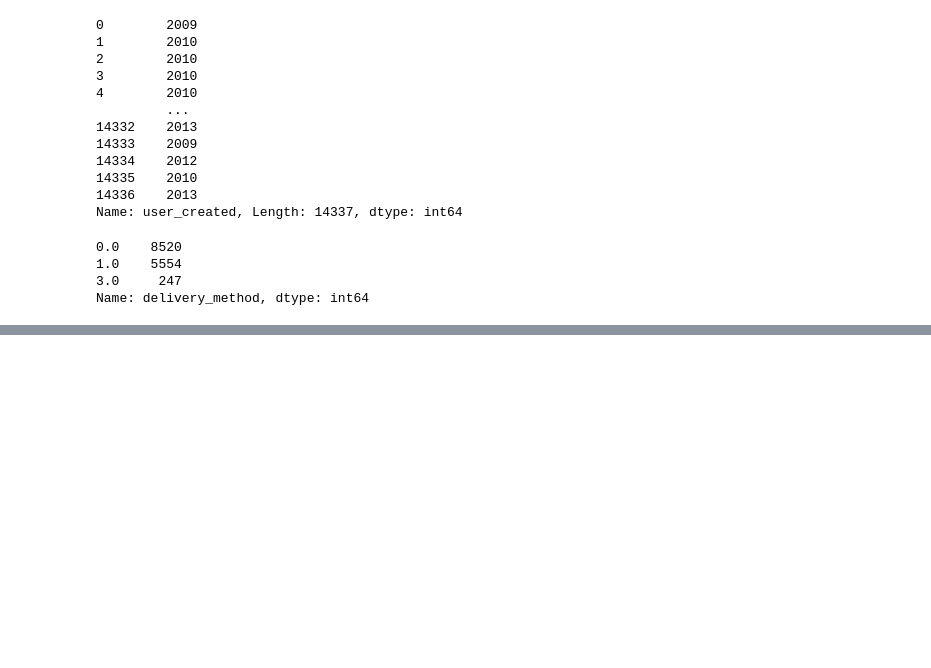
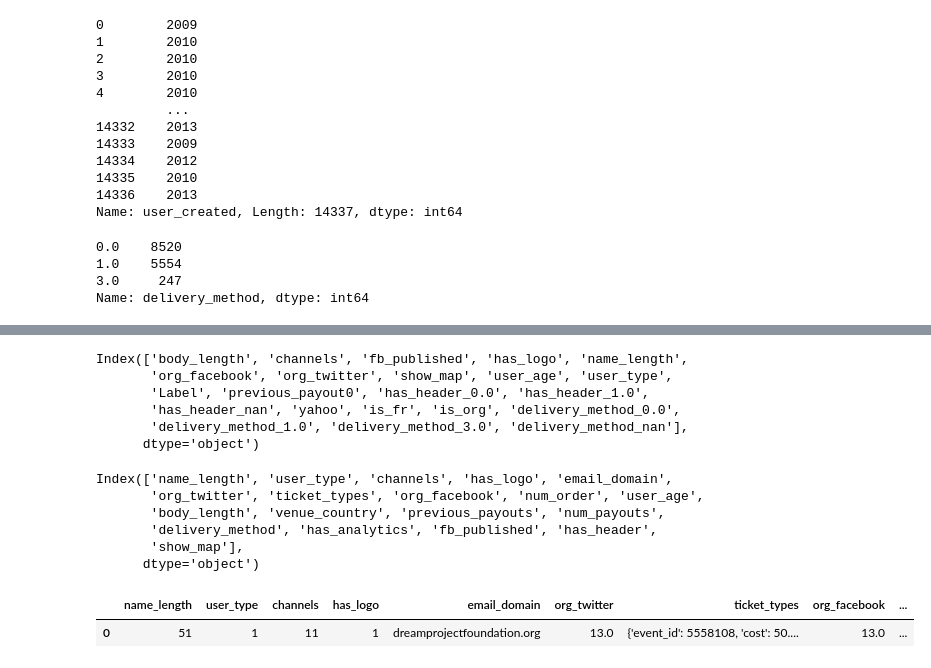
Before and after one commit to gverploeg/Fraud_Detection-, a Jupyter notebook: Sanchez_notebook.ipynb, the cells around one changed output, grey strips where cells are left out. Saved outputs shown, nothing was run; the diff lists cells and outputs as text; code cells hidden in the pictures; blank space fills up the shorter version.

```diff
--- a/Sanchez_notebook.ipynb
+++ b/Sanchez_notebook.ipynb
@@ -467,0 +507,18 @@ data/
+# %%
+no_time.columns
+# %% [output]
+Index(['body_length', 'channels', 'fb_published', 'has_logo', 'name_length',
+       'org_facebook', 'org_twitter', 'show_map', 'user_age', 'user_type',
+       'Label', 'previous_payout0', 'has_header_0.0', 'has_header_1.0',
+       'has_header_nan', 'yahoo', 'is_fr', 'is_org', 'delivery_method_0.0',
+       'delivery_method_1.0', 'delivery_method_3.0', 'delivery_method_nan'],
+      dtype='object')
+# %%
+dp.columns
+# %% [output]
+Index(['name_length', 'user_type', 'channels', 'has_logo', 'email_domain',
+       'org_twitter', 'ticket_types', 'org_facebook', 'num_order', 'user_age',
+       'body_length', 'venue_country', 'previous_payouts', 'num_payouts',
+       'delivery_method', 'has_analytics', 'fb_published', 'has_header',
+       'show_map'],
+      dtype='object')
@@ -467,0 +527,12 @@ data/
+# %%
+def input_pipeline(entry):
+    df = pd.DataFrame(entry)
+    df.drop(['org_name', 'event_end', 'venue_latitude', 'event_published', 'currency', 'org_desc', 'event_created', 'event_start',
+               'user_created', 'payee_name', 'payout_type', 'venue_name', 'sale_duration2', 'venue_address', 'approx_payout_date',
+               'num_order', 'gts', 'listed', 'description', 'object_id', 'venue_longitude', 'sale_duration', 'name', 'country', 'venue_state'], axis=1, inplace=True)
+    return df
+# %%
+input_pipeline(dp)
+# %% [output]
+|  | name_length | user_type | channels | has_logo | email_domain | org_twitter | ticket_types | org_facebook | ... |
+| 0 | 51 | 1 | 11 | 1 | dreamprojectfoundation.org | 13.0 | {'event_id': 5558108, 'cost': 50.... | 13.0 | ... |
```
Also changed, not shown: parts of 58 cells of this notebook, 2 other files.
